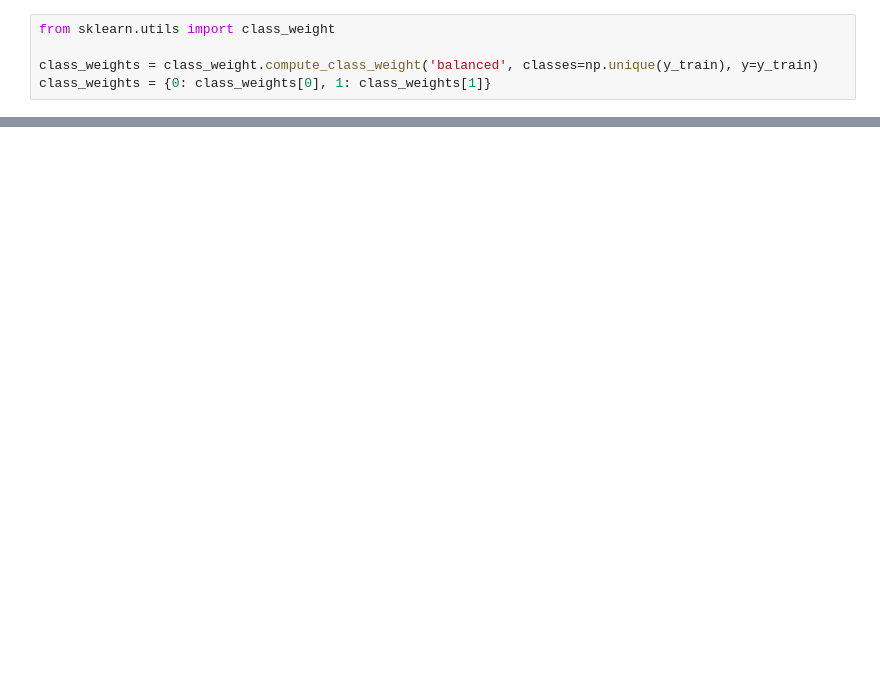
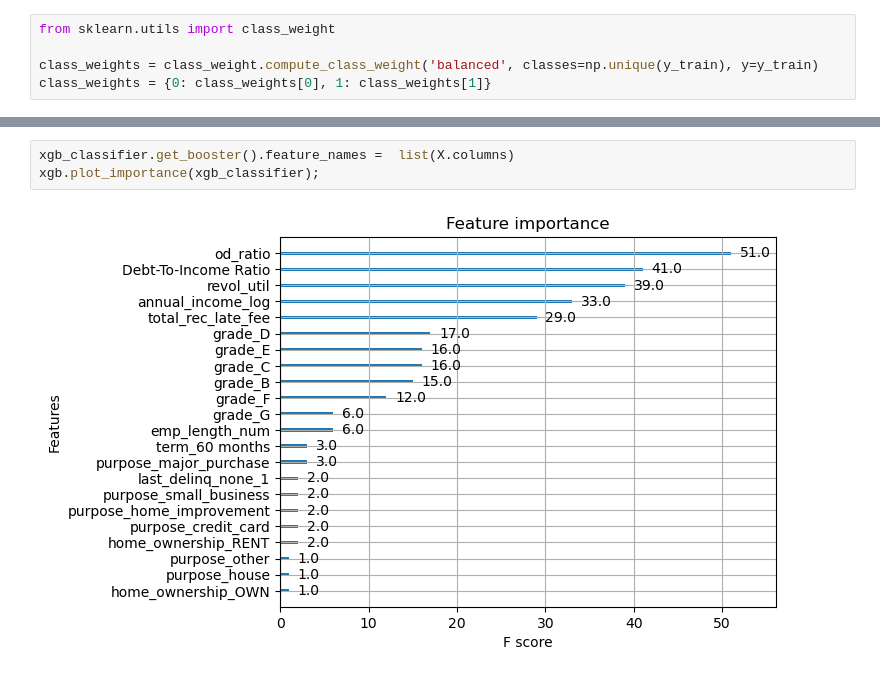
Before and after one commit to KaimiHuang/Applied_Data_Science_Project_1, a Jupyter notebook: Predict_bad_loan.ipynb, the cells around one changed output, grey strips where cells are left out. Drawn from its saved outputs; the diff is of its cells as text; blank space fills up the shorter version.

```diff
--- a/Predict_bad_loan.ipynb
+++ b/Predict_bad_loan.ipynb
@@ -684,3 +687,8 @@ Accuracy： 0.261295590636908
+# %%
+xgb_classifier.get_booster().feature_names =  list(X.columns)
+xgb.plot_importance(xgb_classifier);
+# %% [output]
+[figure, added]
 # %%
 xgb_precision, xgb_recall, xgb_thresholds = precision_recall_curve(y_test, y_pred_prob)
 
```
Also changed, not shown: parts of 90 cells of this notebook.
